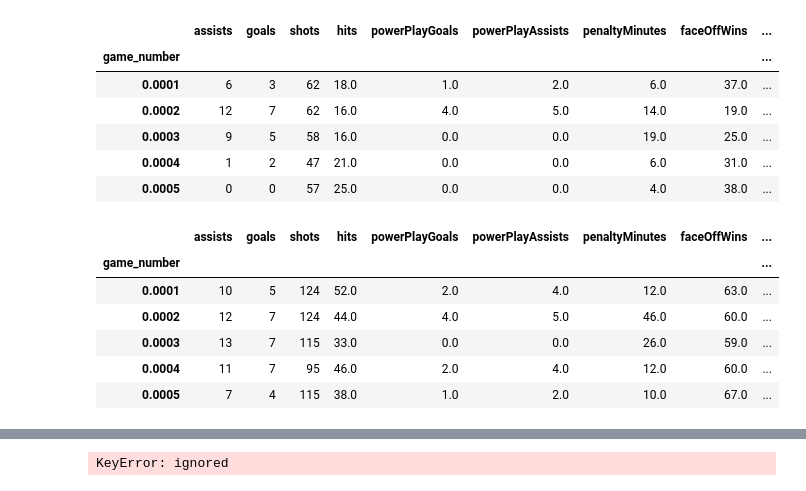
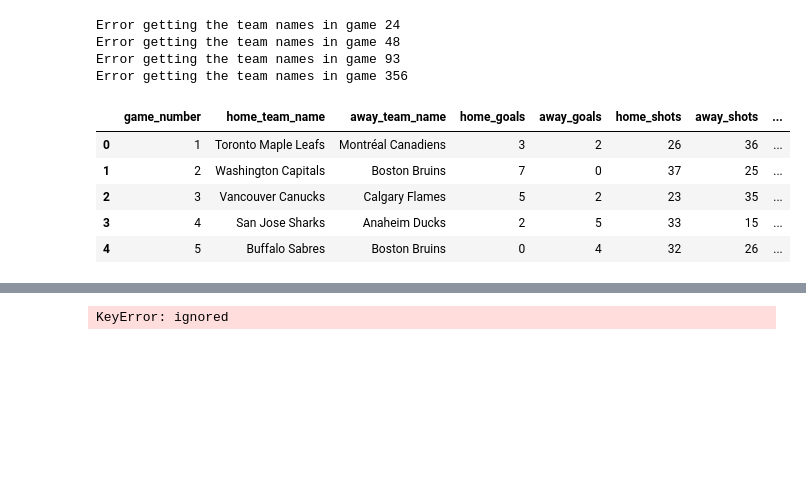
Before and after one commit to d141/epl_predictions, a Jupyter notebook: NHL_Data_Collection.ipynb, the cells around one changed output, grey strips where cells are left out. Saved outputs shown, nothing was run; the diff lists cells and outputs as text; code cells hidden in the pictures; blank space fills up the shorter version.

```diff
--- a/NHL_Data_Collection.ipynb
+++ b/NHL_Data_Collection.ipynb
@@ -79,2 +132,8 @@ len(df_2018)
 # %%
-df_2018.to_csv('/content/drive/MyDrive/2019_box_scores.csv')
+df_2018 = pd.read_csv('/content/drive/MyDrive/2018_box_scores.csv')
+new_df = process_box_scores(df_2018)
+# %% [output]
+Error getting the team names in game 24
+Error getting the team names in game 48
+Error getting the team names in game 93
+Error getting the team names in game 356
@@ -86,20 +140,9 @@ by_game = away_teams.groupby(['game_number']).sum()
 # %%
-by_game.head()
+new_df.head()
 # %% [output]
-|  | assists | goals | shots | hits | powerPlayGoals | powerPlayAssists | penaltyMinutes | faceOffWins | ... |
-| game_number |  |  |  |  |  |  |  |  | ... |
-| 0.0001 | 6 | 3 | 62 | 18.0 | 1.0 | 2.0 | 6.0 | 37.0 | ... |
-| 0.0002 | 12 | 7 | 62 | 16.0 | 4.0 | 5.0 | 14.0 | 19.0 | ... |
-| 0.0003 | 9 | 5 | 58 | 16.0 | 0.0 | 0.0 | 19.0 | 25.0 | ... |
-| 0.0004 | 1 | 2 | 47 | 21.0 | 0.0 | 0.0 | 6.0 | 31.0 | ... |
-| 0.0005 | 0 | 0 | 57 | 25.0 | 0.0 | 0.0 | 4.0 | 38.0 | ... |
+|  | game_number | home_team_name | away_team_name | home_goals | away_goals | home_shots | away_shots | ... |
+| 0 | 1 | Toronto Maple Leafs | Montréal Canadiens | 3 | 2 | 26 | 36 | ... |
+| 1 | 2 | Washington Capitals | Boston Bruins | 7 | 0 | 37 | 25 | ... |
+| 2 | 3 | Vancouver Canucks | Calgary Flames | 5 | 2 | 23 | 35 | ... |
+| 3 | 4 | San Jose Sharks | Anaheim Ducks | 2 | 5 | 33 | 15 | ... |
+| 4 | 5 | Buffalo Sabres | Boston Bruins | 0 | 4 | 32 | 26 | ... |
-# %%
-by_game.head()
-# %% [output]
-|  | assists | goals | shots | hits | powerPlayGoals | powerPlayAssists | penaltyMinutes | faceOffWins | ... |
-| game_number |  |  |  |  |  |  |  |  | ... |
-| 0.0001 | 10 | 5 | 124 | 52.0 | 2.0 | 4.0 | 12.0 | 63.0 | ... |
-| 0.0002 | 12 | 7 | 124 | 44.0 | 4.0 | 5.0 | 46.0 | 60.0 | ... |
-| 0.0003 | 13 | 7 | 115 | 33.0 | 0.0 | 0.0 | 26.0 | 59.0 | ... |
-| 0.0004 | 11 | 7 | 95 | 46.0 | 2.0 | 4.0 | 12.0 | 60.0 | ... |
-| 0.0005 | 7 | 4 | 115 | 38.0 | 1.0 | 2.0 | 10.0 | 67.0 | ... |
```
Also changed, not shown: parts of 5 cells of this notebook.
